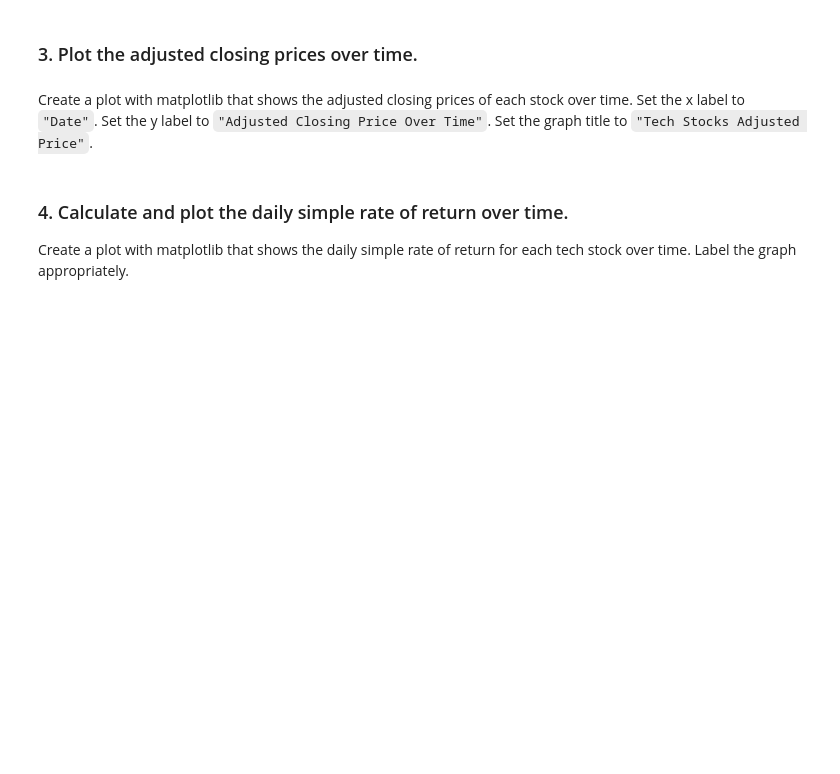
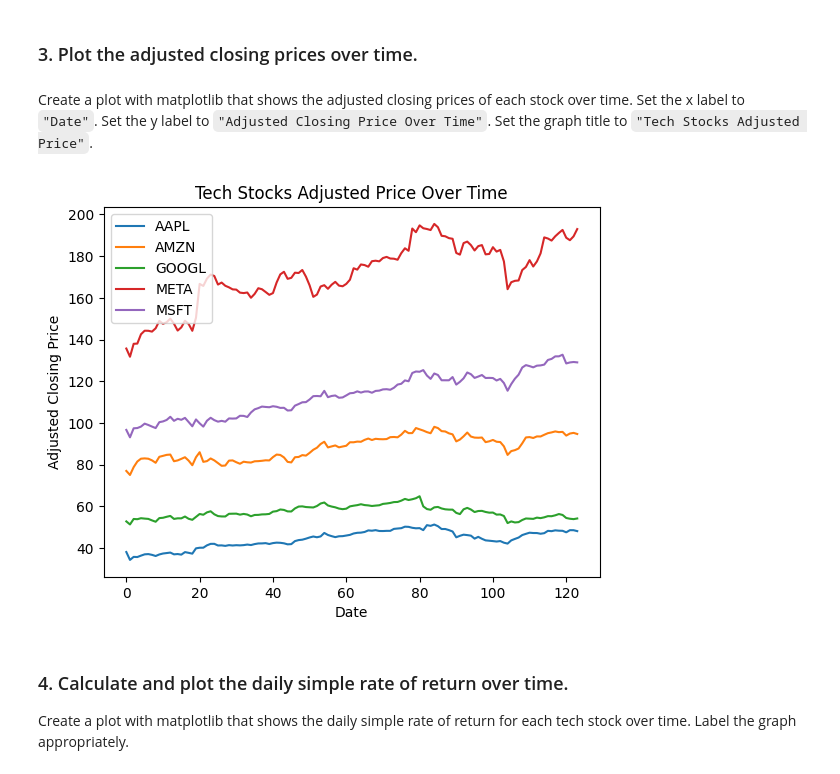
Before and after one commit to vhurdaneta/Visualazing-Tech-Stocks-Project---Analyze-Financial-Data-with-Python, a Jupyter notebook: visualizing_tech_stocks.ipynb, the cells around one changed output. Saved outputs shown, nothing was run; the diff lists cells and outputs as text; code cells hidden in the pictures; blank space fills up the shorter version.

```diff
--- a/visualizing_tech_stocks.ipynb
+++ b/visualizing_tech_stocks.ipynb
@@ -47,5 +51,6 @@ View both `stock_data` and `stock_data['Adj Close']`. What information is stored
 symbols = ['AAPL','MSFT','GOOGL','AMZN','META']
 start_date  = datetime(2019,1,1)
 end_date    = datetime(2019,7,1)
-stock_data = web.get_data_yahoo(symbols,start_date,end_date)
+stock_data = pd.read_csv('stock_data.csv')
+stock_data
 # %% [output]
@@ -53,5 +69,0 @@ RemoteDataError: No data fetched using 'YahooDailyReader'
-# %%
-symbols = ["MSFT", "AMZN", "AAPL", "GOOG", "FB"]
-start_date = "2019-01-01"
-end_date = "2019-07-01"
-stock_data = web.get_data_yahoo(symbols, start_date, end_date)
@@ -61,6 +71,14 @@ RemoteDataError: No data fetched using 'YahooDailyReader'
 ### 3. Plot the adjusted closing prices over time.
 # %% [markdown]
 Create a plot with matplotlib that shows the adjusted closing prices of each stock over time. Set the x label to `"Date"`. Set the y label to `"Adjusted Closing Price Over Time"`. Set the graph title to `"Tech Stocks Adjusted Price"`.
+# %%
+stock_data.plot()
+plt.xlabel("Date")
+plt.ylabel("Adjusted Closing Price")
+plt.title("Tech Stocks Adjusted Price Over Time")
+plt.show()
+# %% [output]
+[figure, added]
 # %% [markdown]
 ### 4. Calculate and plot the daily simple rate of return over time.
 Create a plot with matplotlib that shows the daily simple rate of return for each tech stock over time. Label the graph appropriately.
```
Also changed, not shown: parts of 7 cells of this notebook, 1 other file.
